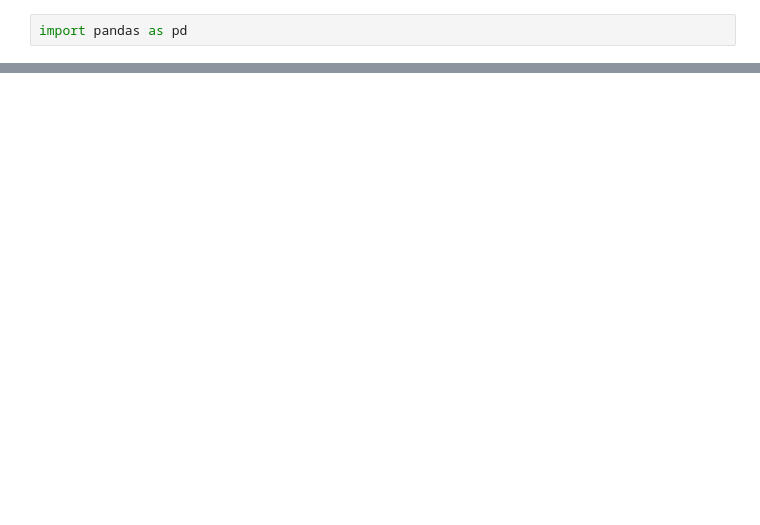
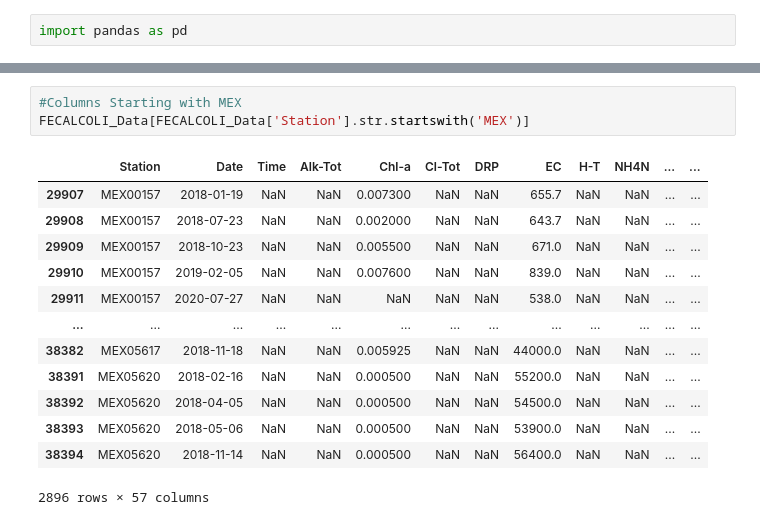
Before and after one commit to KavyaSoni123/WaterQualityAnalysis, a Jupyter notebook: test.ipynb, the cells around one changed output, grey strips where cells are left out. Drawn from its saved outputs; the diff is of its cells as text; blank space fills up the shorter version.

```diff
--- a/test.ipynb
+++ b/test.ipynb
@@ -56,0 +138,17 @@ df
+# %%
+#Columns Starting with MEX
+FECALCOLI_Data[FECALCOLI_Data['Station'].str.startswith('MEX')]
+# %% [output]
+|  | Station | Date | Time | Alk-Tot | Chl-a | Cl-Tot | DRP | EC | H-T | NH4N | ... | ... |
+| 29907 | MEX00157 | 2018-01-19 | NaN | NaN | 0.007300 | NaN | NaN | 655.7 | NaN | NaN | ... | ... |
+| 29908 | MEX00157 | 2018-07-23 | NaN | NaN | 0.002000 | NaN | NaN | 643.7 | NaN | NaN | ... | ... |
+| 29909 | MEX00157 | 2018-10-23 | NaN | NaN | 0.005500 | NaN | NaN | 671.0 | NaN | NaN | ... | ... |
+| 29910 | MEX00157 | 2019-02-05 | NaN | NaN | 0.007600 | NaN | NaN | 839.0 | NaN | NaN | ... | ... |
+| 29911 | MEX00157 | 2020-07-27 | NaN | NaN | NaN | NaN | NaN | 538.0 | NaN | NaN | ... | ... |
+| ... | ... | ... | ... | ... | ... | ... | ... | ... | ... | ... | ... | ... |
+| 38382 | MEX05617 | 2018-11-18 | NaN | NaN | 0.005925 | NaN | NaN | 44000.0 | NaN | NaN | ... | ... |
+| 38391 | MEX05620 | 2018-02-16 | NaN | NaN | 0.000500 | NaN | NaN | 55200.0 | NaN | NaN | ... | ... |
+| 38392 | MEX05620 | 2018-04-05 | NaN | NaN | 0.000500 | NaN | NaN | 54500.0 | NaN | NaN | ... | ... |
+| 38393 | MEX05620 | 2018-05-06 | NaN | NaN | 0.000500 | NaN | NaN | 53900.0 | NaN | NaN | ... | ... |
+| 38394 | MEX05620 | 2018-11-14 | NaN | NaN | 0.000500 | NaN | NaN | 56400.0 | NaN | NaN | ... | ... |
+2896 rows × 57 columns
```
Also changed, not shown: parts of 15 cells of this notebook, 4 other files.
